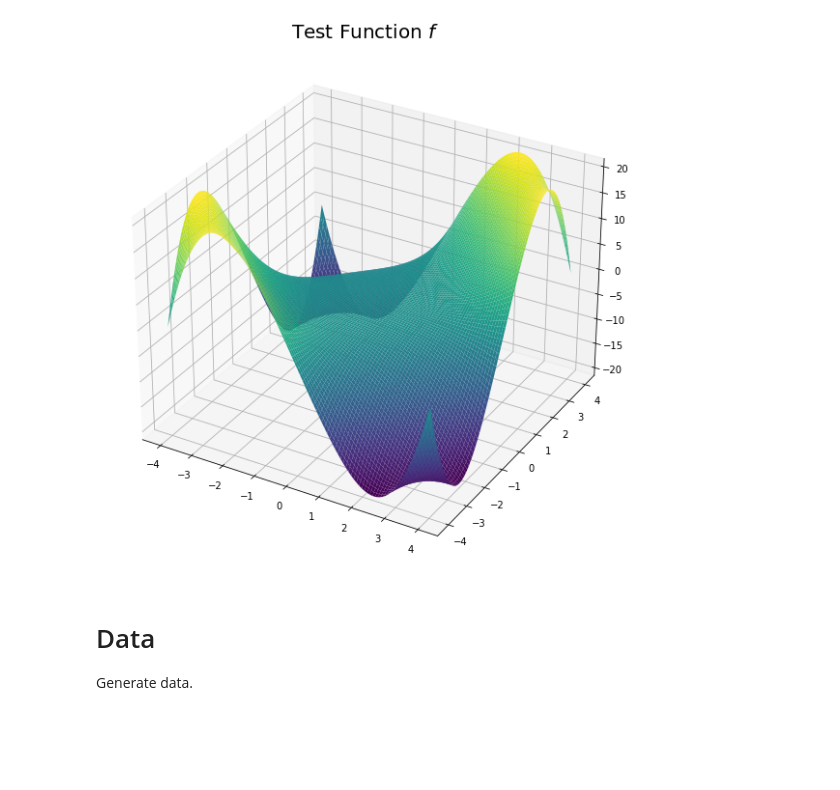
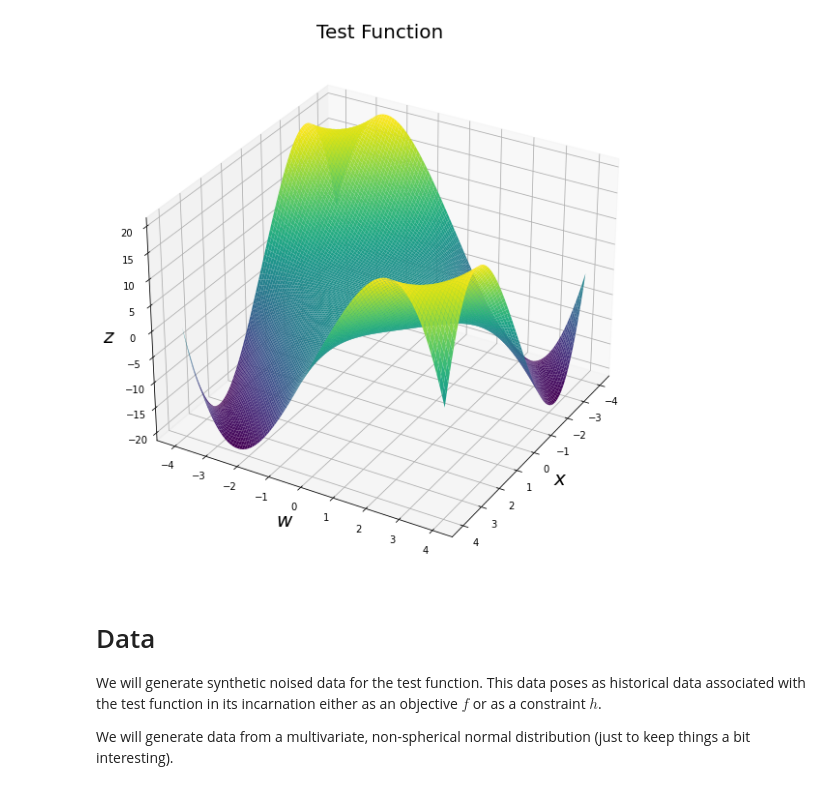
Before and after one commit to IBM/doframework, a Jupyter notebook: notebooks/poi.ipynb, the cells around one changed output. Drawn from its saved outputs; the diff is of its cells as text; code cells hidden in the pictures; blank space fills up the shorter version.

```diff
--- a/notebooks/poi.ipynb
+++ b/notebooks/poi.ipynb
@@ -21,17 +41,17 @@ Test POI on a test objective function.
 # %%
-f = lambda x, y: (x**2 + y**2)*np.sin(np.pi*x*y/16)
+f = lambda x, w: (x**2 + w**2)*np.sin(np.pi*x*w/16)
 fvect = np.vectorize(f)
 # %%
 fig = plt.figure(figsize=(10,10))
 ln = np.linspace(-4,4,100)[:,None]
 x, y = np.meshgrid(ln, ln)
 
 ax = fig.add_subplot(111, projection='3d')
 ax.plot_surface(x, y, fvect(x,y), rstride=1, cstride=1, cmap=cm.viridis)
-ax.set_title(r'Test Function $f$',fontsize=20);
+ax.view_init(elev=30, azim=30)
+ax.set_xlabel(r'$x$',fontsize=20)
+ax.set_ylabel(r'$w$',fontsize=20)
+ax.set_zlabel(r'$z$',fontsize=20)
+ax.set_title(r'Test Function',fontsize=20);
 # %% [output]
-[figure, old version]
+[figure, new version]
-# %% [markdown]
-# Data
-
-Generate data.
@@ -40 +58,7 @@ d = 2 # dimension
+# %% [markdown]
+# Data
+
+We will generate synthetic noised data for the test function. This data poses as historical data associated with the test function in its incarnation either as an objective $f$ or as a constraint $h$.
+
+We will generate data from a multivariate, non-spherical normal distribution (just to keep things a bit interesting).
 # %%
```
Also changed, not shown: parts of 54 cells of this notebook.
